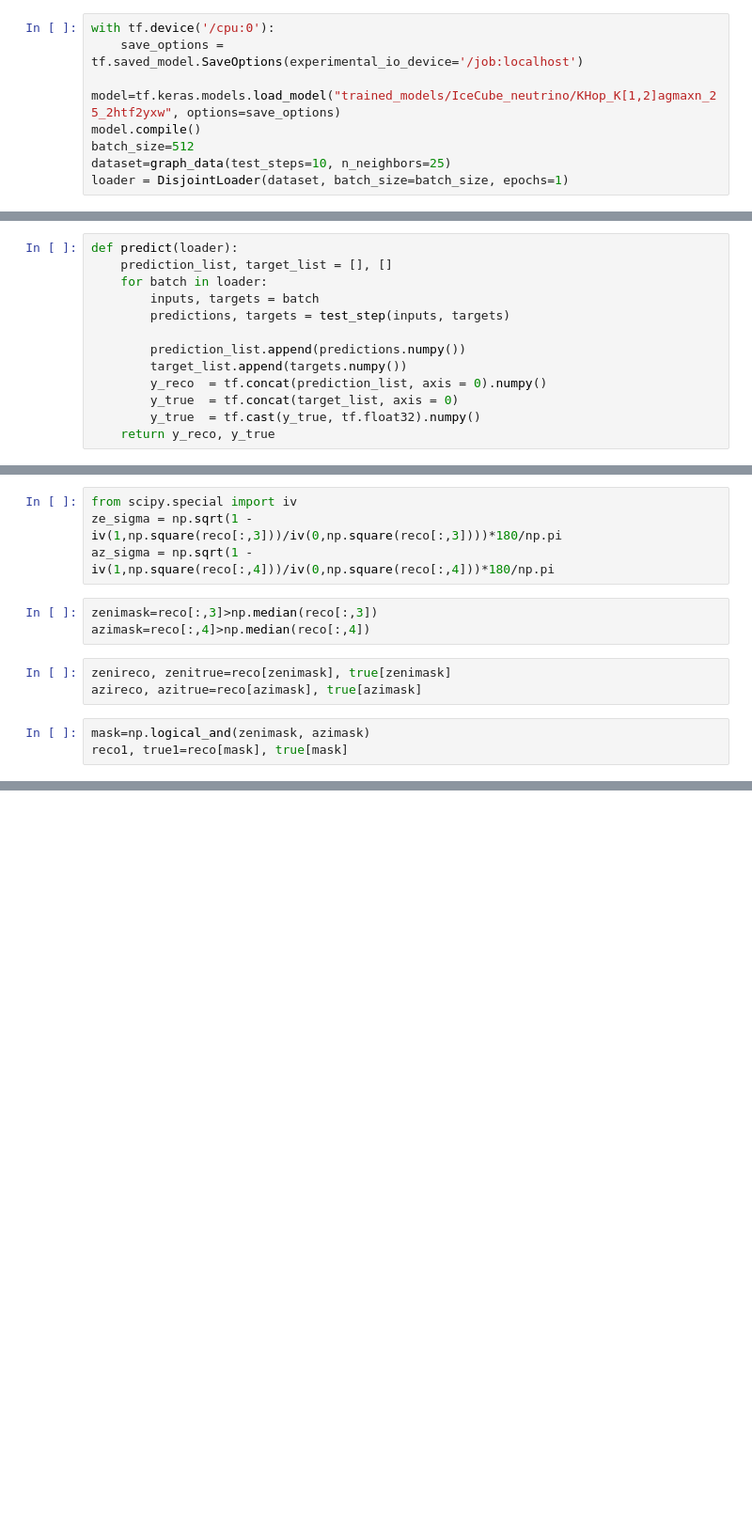
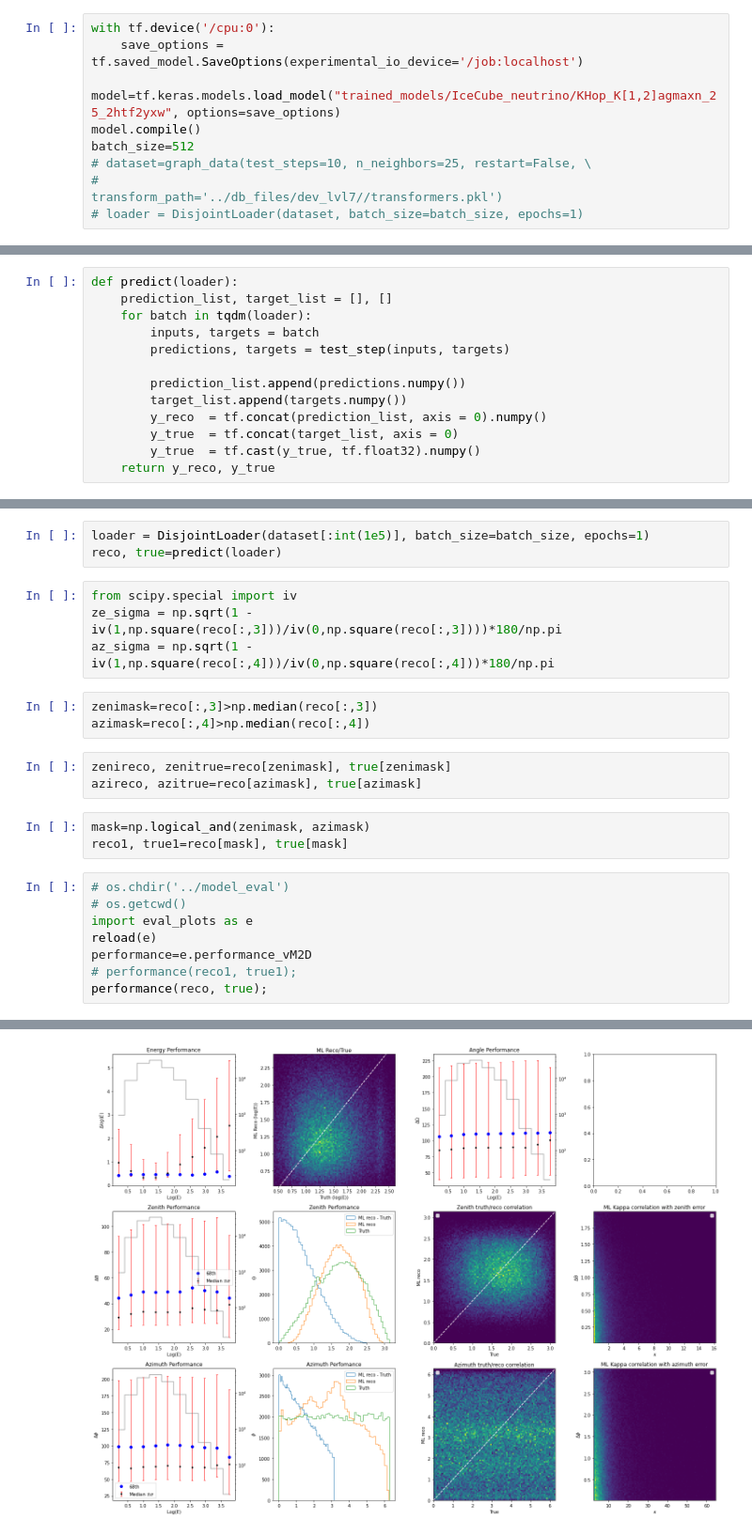
Before and after one commit to astrockragh/IceCube, a Jupyter notebook: model_eval/kappa_improvement.ipynb, the cells around one changed output, grey strips where cells are left out. Shown at 94% size. Drawn from its saved outputs; the diff is of its cells as text; blank space fills up the shorter version.

Commit message:
new data load

```diff
--- a/model_eval/kappa_improvement.ipynb
+++ b/model_eval/kappa_improvement.ipynb
@@ -48,6 +49,7 @@ with tf.device('/cpu:0'):
     model=tf.keras.models.load_model("trained_models/IceCube_neutrino/KHop_K[1,2]agmaxn_25_2htf2yxw", options=save_options)
 model.compile()
 batch_size=512
-dataset=graph_data(test_steps=10, n_neighbors=25)
-loader = DisjointLoader(dataset, batch_size=batch_size, epochs=1)
+# dataset=graph_data(test_steps=10, n_neighbors=25, restart=False, \
+#                                      transform_path='../db_files/dev_lvl7//transformers.pkl')
+# loader = DisjointLoader(dataset, batch_size=batch_size, epochs=1)
 # %% [output]
@@ -63,7 +66,7 @@ def test_step(inputs, targets):
 # %%
 def predict(loader):
     prediction_list, target_list = [], []
-    for batch in loader:
+    for batch in tqdm(loader):
         inputs, targets = batch
         predictions, targets = test_step(inputs, targets)
 
@@ -83,3 +79,6 @@ Hint: If you want to see a list of allocated tensors when OOM happens, add repor
+# %%
+loader = DisjointLoader(dataset[:int(1e5)], batch_size=batch_size, epochs=1)
+reco, true=predict(loader)
 # %%
 from scipy.special import iv
 ze_sigma = np.sqrt(1 - iv(1,np.square(reco[:,3]))/iv(0,np.square(reco[:,3])))*180/np.pi
@@ -93,3 +92,12 @@ azireco, azitrue=reco[azimask], true[azimask]
 # %%
 mask=np.logical_and(zenimask, azimask)
 reco1, true1=reco[mask], true[mask]
+# %%
+# os.chdir('../model_eval')
+# os.getcwd()
+import eval_plots as e
+reload(e)
+performance=e.performance_vM2D
+# performance(reco1, true1);
+performance(reco, true);
+# %% [output]
@@ -95,0 +109 @@ reco1, true1=reco[mask], true[mask]
+[figure, added]
```
Also changed, not shown: parts of 23 cells of this notebook, 15 other files.
